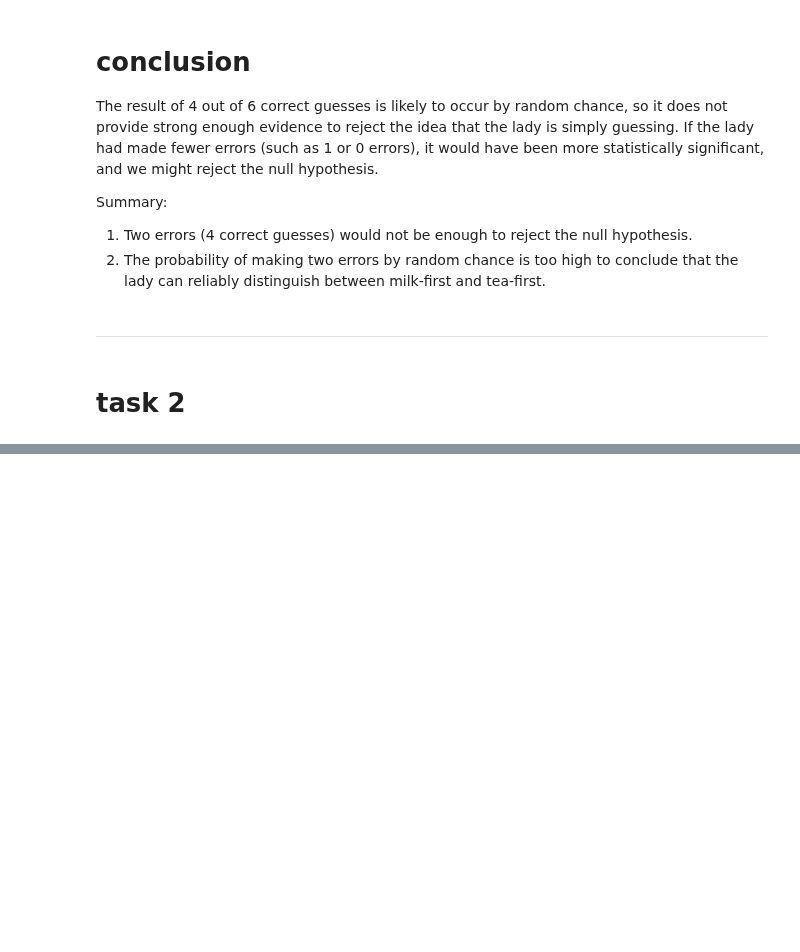
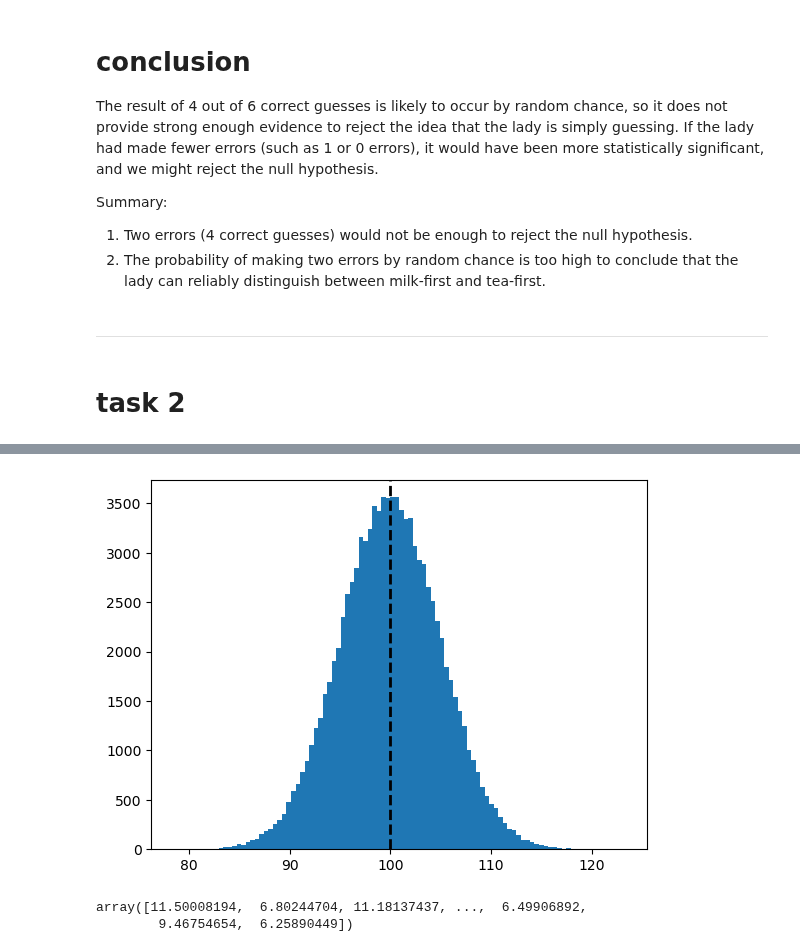
Before and after one commit to keithmmc/appliedstats, a Jupyter notebook: tasks.ipynb, the cells around one changed output, grey strips where cells are left out. Cells and saved outputs as stored; diff of their text form; code cells hidden in the pictures; blank space fills up the shorter version.

```diff
--- a/tasks.ipynb
+++ b/tasks.ipynb
@@ -149,0 +268,21 @@ sns.histplot(data=sample)
+# %%
+# taken from https://www.geeksforgeeks.org/python-normal-distribution-in-statistics/
+# Mean of the distribution
+Mean = 100
+
+# satndard deviation of the distribution
+Standard_deviation  = 5
+
+# size
+size = 100000
+
+# creating a normal distribution data
+values = np.random.normal(Mean, Standard_deviation, size)
+
+# plotting histograph
+plt.hist(values, 100)
+# plotting mean line
+plt.axvline(values.mean(), color='k', linestyle='dashed', linewidth=2)
+plt.show()
+# %% [output]
+[figure, added]
@@ -149,0 +293,6 @@ sns.histplot(data=sample)
+# %%
+sample = np.random.normal(loc=mean, scale=std_dev, size=sample_size)
+sample
+# %% [output]
+array([11.50008194,  6.80244704, 11.18137437, ...,  6.49906892,
+        9.46754654,  6.25890449])
```
Also changed, not shown: parts of 22 cells of this notebook.
